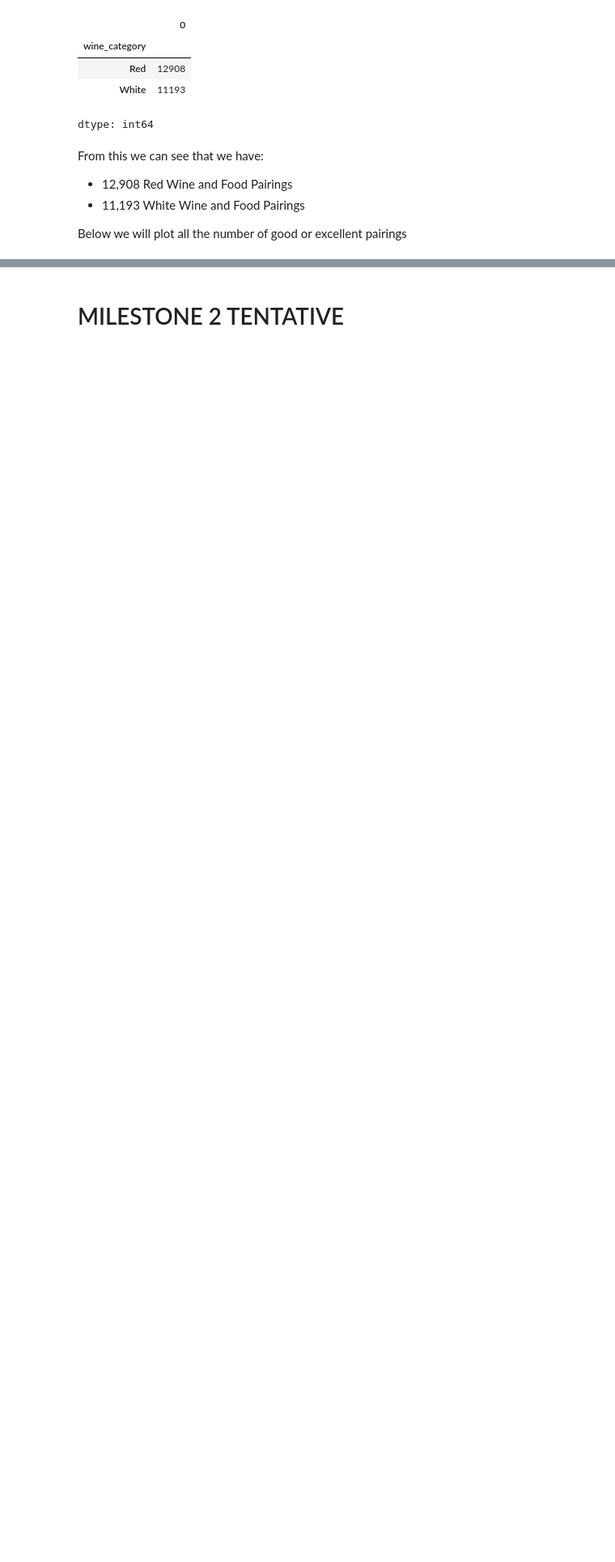
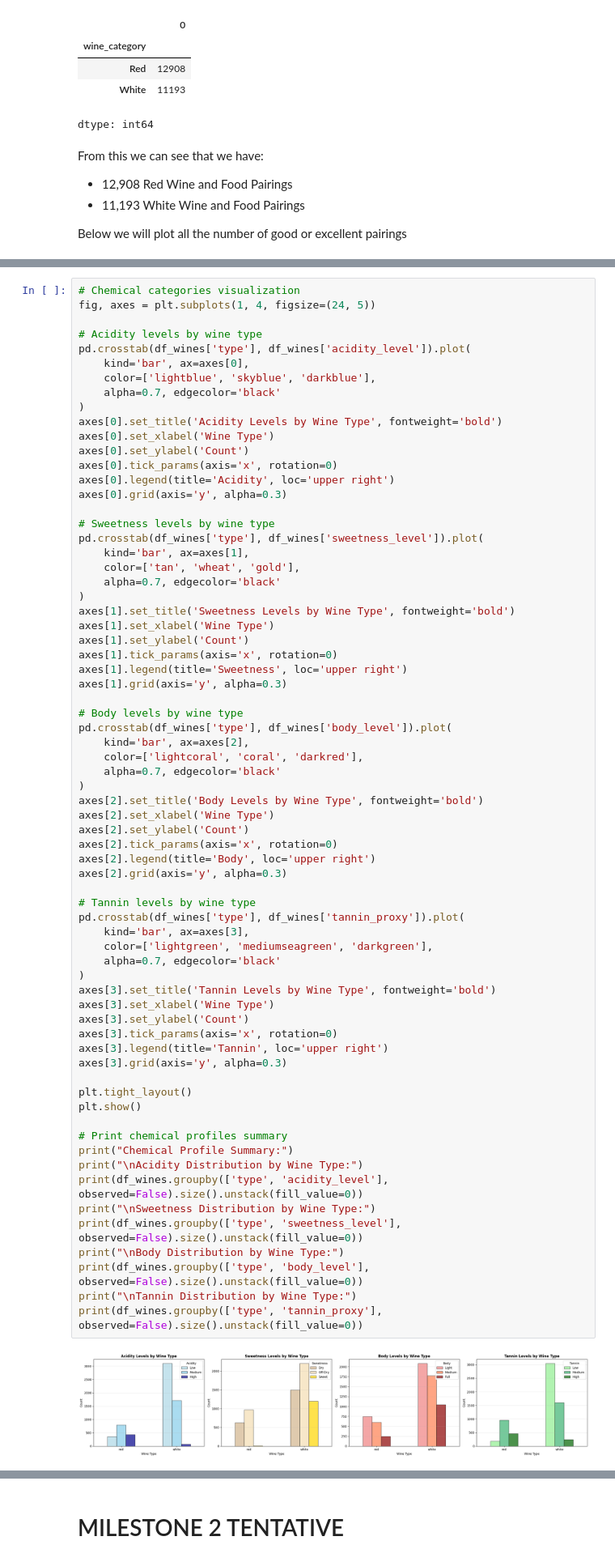
Before and after one commit to akjieettt/data-science-final-project, a Jupyter notebook: DataScienceProject.ipynb, the cells around one changed output, grey strips where cells are left out. Shown at 81% size. Drawn from its saved outputs; the diff is of its cells as text; blank space fills up the shorter version.

```diff
--- a/DataScienceProject.ipynb
+++ b/DataScienceProject.ipynb
@@ -365,0 +425,71 @@ df_wines.head()
+# %%
+# Chemical categories visualization
+fig, axes = plt.subplots(1, 4, figsize=(24, 5))
+
+# Acidity levels by wine type
+pd.crosstab(df_wines['type'], df_wines['acidity_level']).plot(
+    kind='bar', ax=axes[0],
+    color=['lightblue', 'skyblue', 'darkblue'],
+    alpha=0.7, edgecolor='black'
+)
+axes[0].set_title('Acidity Levels by Wine Type', fontweight='bold')
+axes[0].set_xlabel('Wine Type')
+axes[0].set_ylabel('Count')
+axes[0].tick_params(axis='x', rotation=0)
+axes[0].legend(title='Acidity', loc='upper right')
+axes[0].grid(axis='y', alpha=0.3)
+
+# Sweetness levels by wine type
+pd.crosstab(df_wines['type'], df_wines['sweetness_level']).plot(
+    kind='bar', ax=axes[1],
+    color=['tan', 'wheat', 'gold'],
+    alpha=0.7, edgecolor='black'
+)
+axes[1].set_title('Sweetness Levels by Wine Type', fontweight='bold')
+axes[1].set_xlabel('Wine Type')
+axes[1].set_ylabel('Count')
+axes[1].tick_params(axis='x', rotation=0)
+axes[1].legend(title='Sweetness', loc='upper right')
+axes[1].grid(axis='y', alpha=0.3)
+
+# Body levels by wine type
+pd.crosstab(df_wines['type'], df_wines['body_level']).plot(
+    kind='bar', ax=axes[2],
+    color=['lightcoral', 'coral', 'darkred'],
+    alpha=0.7, edgecolor='black'
+)
+axes[2].set_title('Body Levels by Wine Type', fontweight='bold')
+axes[2].set_xlabel('Wine Type')
+axes[2].set_ylabel('Count')
+axes[2].tick_params(axis='x', rotation=0)
+axes[2].legend(title='Body', loc='upper right')
+axes[2].grid(axis='y', alpha=0.3)
+
+# Tannin levels by wine type
+pd.crosstab(df_wines['type'], df_wines['tannin_proxy']).plot(
+    kind='bar', ax=axes[3],
+    color=['lightgreen', 'mediumseagreen', 'darkgreen'],
+    alpha=0.7, edgecolor='black'
+)
+axes[3].set_title('Tannin Levels by Wine Type', fontweight='bold')
+axes[3].set_xlabel('Wine Type')
+axes[3].set_ylabel('Count')
+axes[3].tick_params(axis='x', rotation=0)
+axes[3].legend(title='Tannin', loc='upper right')
+axes[3].grid(axis='y', alpha=0.3)
+
+plt.tight_layout()
+plt.show()
+
+# Print chemical profiles summary
+print("Chemical Profile Summary:")
+print("\nAcidity Distribution by Wine Type:")
+print(df_wines.groupby(['type', 'acidity_level'], observed=False).size().unstack(fill_value=0))
+print("\nSweetness Distribution by Wine Type:")
+print(df_wines.groupby(['type', 'sweetness_level'], observed=False).size().unstack(fill_value=0))
+print("\nBody Distribution by Wine Type:")
+print(df_wines.groupby(['type', 'body_level'], observed=False).size().unstack(fill_value=0))
+print("\nTannin Distribution by Wine Type:")
+print(df_wines.groupby(['type', 'tannin_proxy'], observed=False).size().unstack(fill_value=0))
+# %% [output]
+[figure, added]
```
Also changed, not shown: parts of 17 cells of this notebook.
